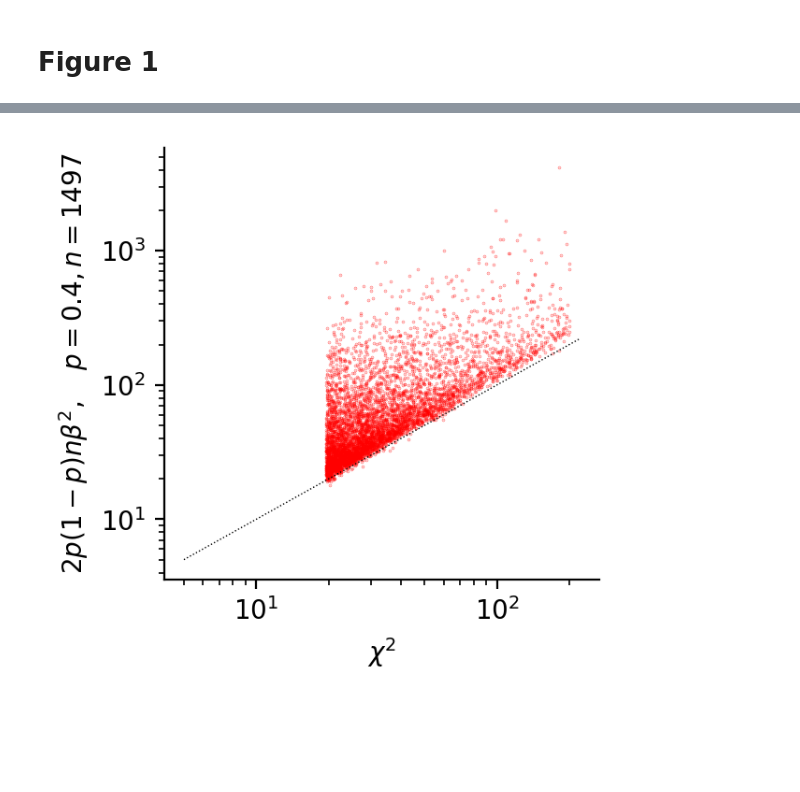
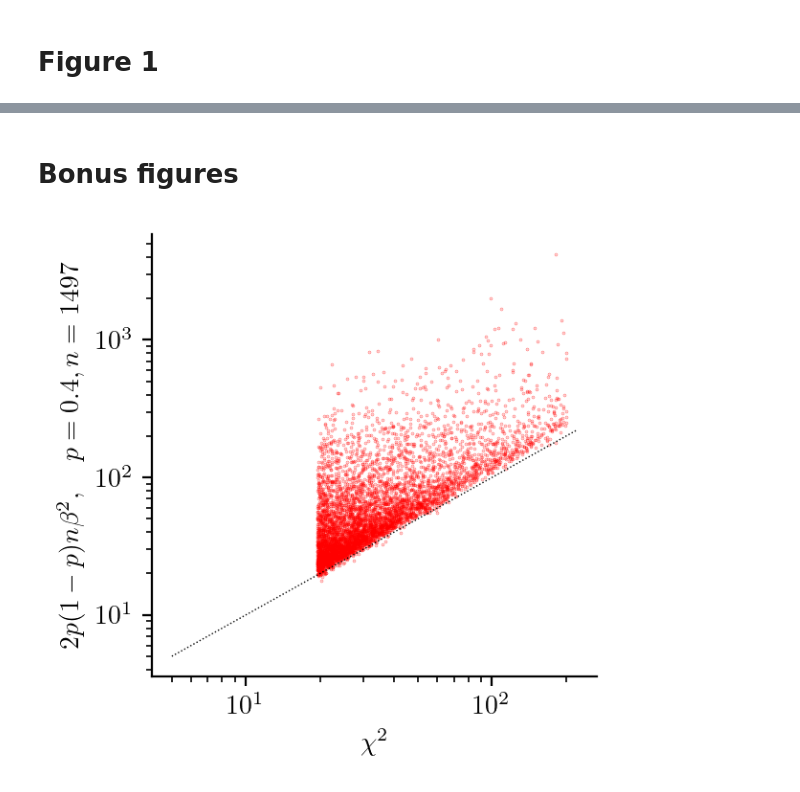
Before and after one commit to maguirre1/qtl-structure, a Jupyter notebook: figures/Fig1_Motivation.ipynb, the cells around one changed output, grey strips where cells are left out. Cells and saved outputs as stored; diff of their text form; code cells hidden in the pictures; blank space fills up the shorter version.

```diff
--- a/figures/Fig1_Motivation.ipynb
+++ b/figures/Fig1_Motivation.ipynb
@@ -10,6 +10,8 @@ from tqdm import tqdm
 from src.dag import grn
 
 plt.rcParams['axes.prop_cycle'] = plt.cycler(color=plt.cm.Dark2.colors)
+plt.rc('text', usetex = True)
+plt.rc('text.latex', preamble=r'\usepackage{amsmath}')
 
 %matplotlib inline
 # %% [markdown]
@@ -124,7 +126,7 @@ Index(['GENE', 'raw_mean_count_per_gene', 'raw_median_count_per_gene',
 # %%
 # add some stuff to Ouwens' df
 h2['GCTA_Frac'] = h2['GCTA_VG2ofVp'] / h2['GCTA_Sum']
-h2[[r'$\beta^2_{cis}$', r'$\beta^2_{trans}$']] = h2[['cis_eqtl_beta', 'trans_eqtl_beta']] ** 2
+h2[[r'$\beta^2_{\text{cis}}$', r'$\beta^2_{\text{trans}}$']] = h2[['cis_eqtl_beta', 'trans_eqtl_beta']] ** 2
 
-display(h2[[r'$\beta^2_{cis}$', r'$\beta^2_{trans}$', 'GCTA_Frac']].describe())
+display(h2[[r'$\beta^2_{\text{cis}}$', r'$\beta^2_{\text{trans}}$', 'GCTA_Frac']].describe())
 # %% [output]
@@ -272,11 +438,13 @@ sns.despine();
+# %% [markdown]
+# Bonus figures
 # %%
 plt.figure(figsize=(3,3), dpi=200)
 plt.plot( ss.chi2.isf(h2.trans_eqtl_P, df=1),
-          h2[r'$\beta^2_{trans}$'] * (2 * 0.4 * 0.6 * 1497), 'r.', alpha=0.5, ms=0.5)
+          h2[r'$\beta^2_{\text{trans}}$'] * (2 * 0.4 * 0.6 * 1497), 'r.', alpha=0.5, ms=0.5)
 plt.plot([5, 220], [5,220], 'k:', linewidth=0.5)
 plt.xlabel(r'$\chi^2$');
 plt.ylabel(r'$2 p (1-p) n \beta^2, \quad p=0.4, n=1497$');
 plt.loglog();
 sns.despine();
 # %% [output]
-[figure, old version]
+[figure, new version]
```
Also changed, not shown: parts of 14 cells of this notebook, 16 other files.
